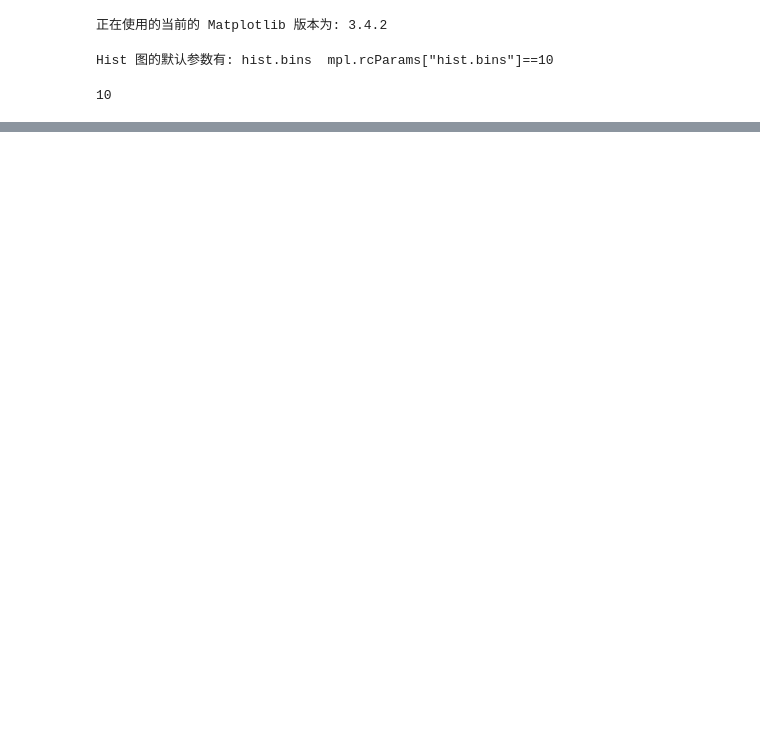
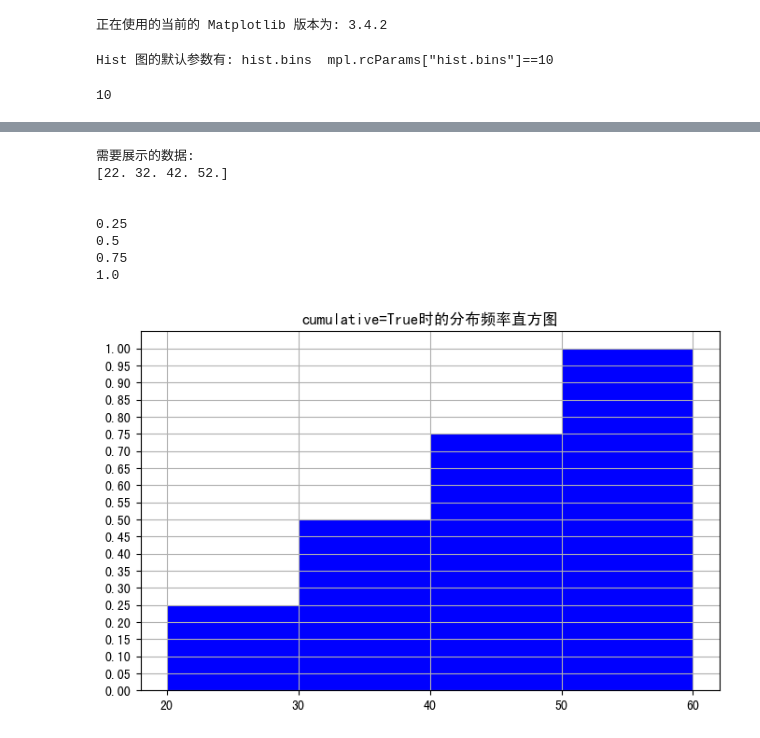
Before and after one commit to DoHerasYang/Python--, a Jupyter notebook: 数据分析技术基础/数据可视化/Matplotlib 教程/Matplotlib 教程 (三) - Hist 图.ipynb, the cells around one changed output, grey strips where cells are left out. Saved outputs shown, nothing was run; the diff lists cells and outputs as text; code cells hidden in the pictures; blank space fills up the shorter version.

```diff
--- a/数据分析技术基础/数据可视化/Matplotlib 教程/Matplotlib 教程 (三) - Hist 图.ipynb
+++ b/数据分析技术基础/数据可视化/Matplotlib 教程/Matplotlib 教程 (三) - Hist 图.ipynb
@@ -139,0 +199,41 @@ plt.show()
+# %%
+# 在这里我们演示一下 cumulative 的属性的展示
+#
+
+x_data = np.linspace(start=22,stop=52,num=4)
+
+# 打印一下产生的数据
+print("需要展示的数据:")
+print(x_data)
+print("\n")
+
+fig = plt.figure(figsize=(8,5))
+ax = fig.add_subplot(111)
+
+ax.set_title("cumulative=True时的分布频率直方图")
+ax.grid(True)
+ax.set_xticks([20,30,40,50,60])
+ax.set_yticks(np.linspace(start=0.00,stop=1.0,num=21))
+
+# 定义区间
+bins = [20,30,40,50,60]
+
+x, bins, patches = ax.hist(x=x_data, bins=bins, density=True, cumulative=True, facecolor='b')
+
+for p in patches:
+    print(p.get_height())
+
+# 打印图片
+plt.show()
+
+# 我们可以发现在 cumulative=True 设置完成之后，整个值处于叠加的状态，并在最后 = 1
+# %% [output]
+需要展示的数据:
+[22. 32. 42. 52.]
+
+
+0.25
+0.5
+0.75
+1.0
+[figure, added]
```
Also changed, not shown: parts of 5 cells of this notebook.
